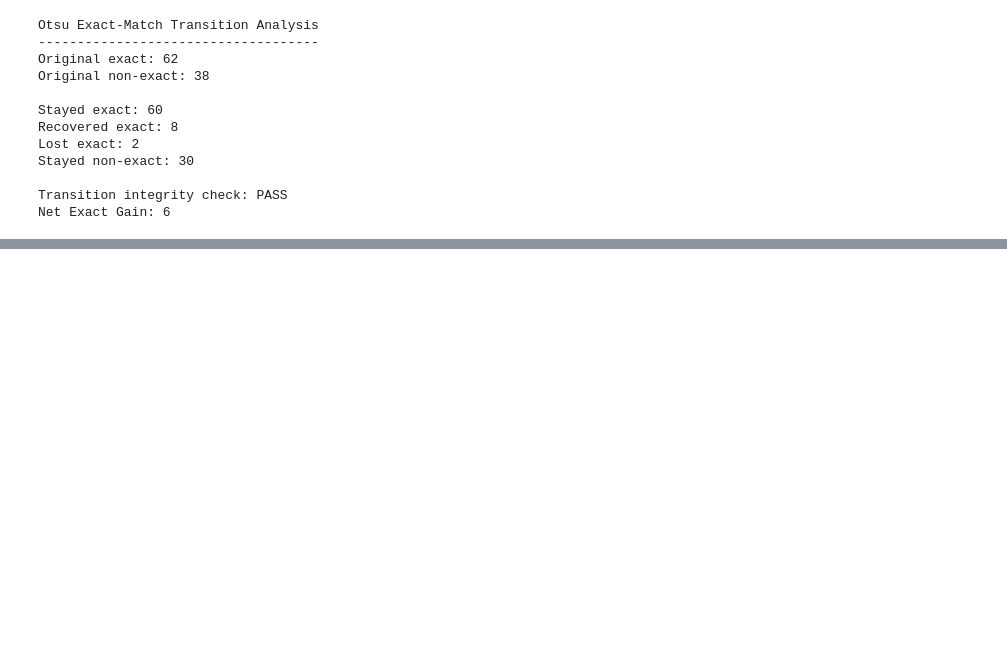
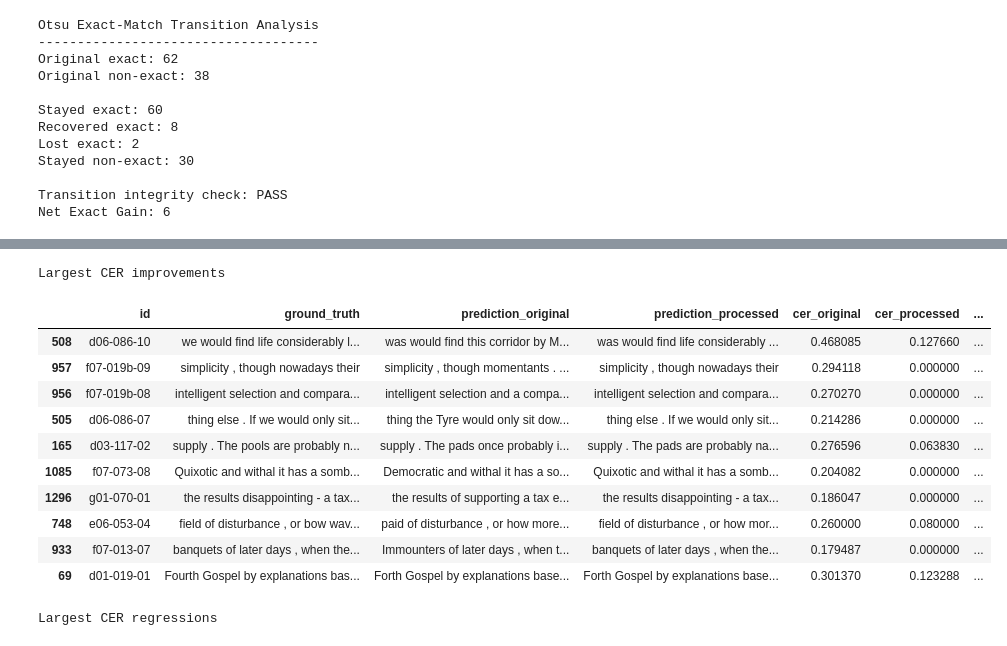
Before and after one commit to adecost4/ocr-thesis-handwritten-forms, a Jupyter notebook: trocr_beginner_project/notebooks/04_exp003_preprocessing.ipynb, the cells around one changed output, grey strips where cells are left out. Cells and saved outputs as stored; diff of their text form; code cells hidden in the pictures; blank space fills up the shorter version.

```diff
--- a/trocr_beginner_project/notebooks/04_exp003_preprocessing.ipynb
+++ b/trocr_beginner_project/notebooks/04_exp003_preprocessing.ipynb
@@ -1341,0 +1499,19 @@ Held-out IAM Test Set
+# %%
+full_otsu_results = evaluate_condition(
+    validation_df,
+    preprocessing_fn=threshold_otsu,
+    condition_name="otsu_full_validation"
+)
+
+FULL_OTSU_PATH = (
+    FULL_VALIDATION_DIR
+    / "otsu.csv"
+)
+
+full_otsu_results.to_csv(
+    FULL_OTSU_PATH,
+    index=False
+)
+
+print("Saved:")
+print(FULL_OTSU_PATH)
@@ -1341,0 +1759,52 @@ Held-out IAM Test Set
+# %%
+full_biggest_improvements = (
+    full_otsu_paired
+    .sort_values("cer_change", ascending=True)
+    .head(10)
+)
+
+full_biggest_regressions = (
+    full_otsu_paired
+    .sort_values("cer_change", ascending=False)
+    .head(10)
+)
+
+print("Largest CER improvements")
+display(
+    full_biggest_improvements[[
+        "id",
+        "ground_truth",
+        "prediction_original",
+        "prediction_processed",
+        "cer_original",
+        "cer_processed",
+        "cer_change",
+    ]]
+)
+
+print("Largest CER regressions")
+display(
+    full_biggest_regressions[[
+        "id",
+        "ground_truth",
+        "prediction_original",
+        "prediction_processed",
+        "cer_original",
+        "cer_processed",
+        "cer_change",
+    ]]
+)
+# %% [output]
+Largest CER improvements
+|  | id | ground_truth | prediction_original | prediction_processed | cer_original | cer_processed | ... |
+| 508 | d06-086-10 | we would find life considerably l... | was would find this corridor by M... | was would find life considerably ... | 0.468085 | 0.127660 | ... |
+| 957 | f07-019b-09 | simplicity , though nowadays their | simplicity , though momentants . ... | simplicity , though nowadays their | 0.294118 | 0.000000 | ... |
+| 956 | f07-019b-08 | intelligent selection and compara... | intelligent selection and a compa... | intelligent selection and compara... | 0.270270 | 0.000000 | ... |
+| 505 | d06-086-07 | thing else . If we would only sit... | thing the Tyre would only sit dow... | thing else . If we would only sit... | 0.214286 | 0.000000 | ... |
+| 165 | d03-117-02 | supply . The pools are probably n... | supply . The pads once probably i... | supply . The pads are probably na... | 0.276596 | 0.063830 | ... |
+| 1085 | f07-073-08 | Quixotic and withal it has a somb... | Democratic and withal it has a so... | Quixotic and withal it has a somb... | 0.204082 | 0.000000 | ... |
+| 1296 | g01-070-01 | the results disappointing - a tax... | the results of supporting a tax e... | the results disappointing - a tax... | 0.186047 | 0.000000 | ... |
+| 748 | e06-053-04 | field of disturbance , or bow wav... | paid of disturbance , or how more... | field of disturbance , or how mor... | 0.260000 | 0.080000 | ... |
+| 933 | f07-013-07 | banquets of later days , when the... | Immounters of later days , when t... | banquets of later days , when the... | 0.179487 | 0.000000 | ... |
+| 69 | d01-019-01 | Fourth Gospel by explanations bas... | Forth Gospel by explanations base... | Forth Gospel by explanations base... | 0.301370 | 0.123288 | ... |
+Largest CER regressions
```
Also changed, not shown: parts of 52 cells of this notebook, 11 other files.
